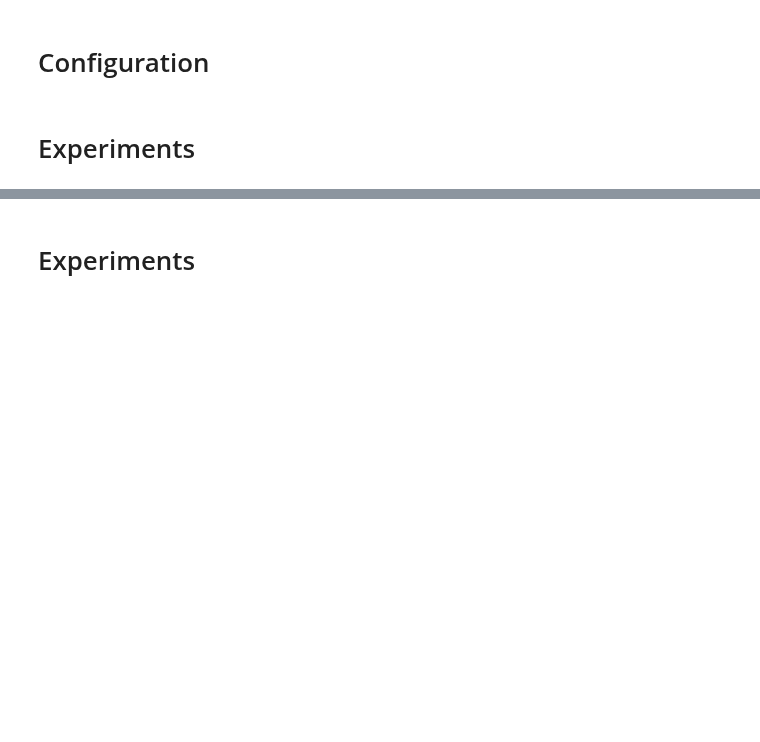
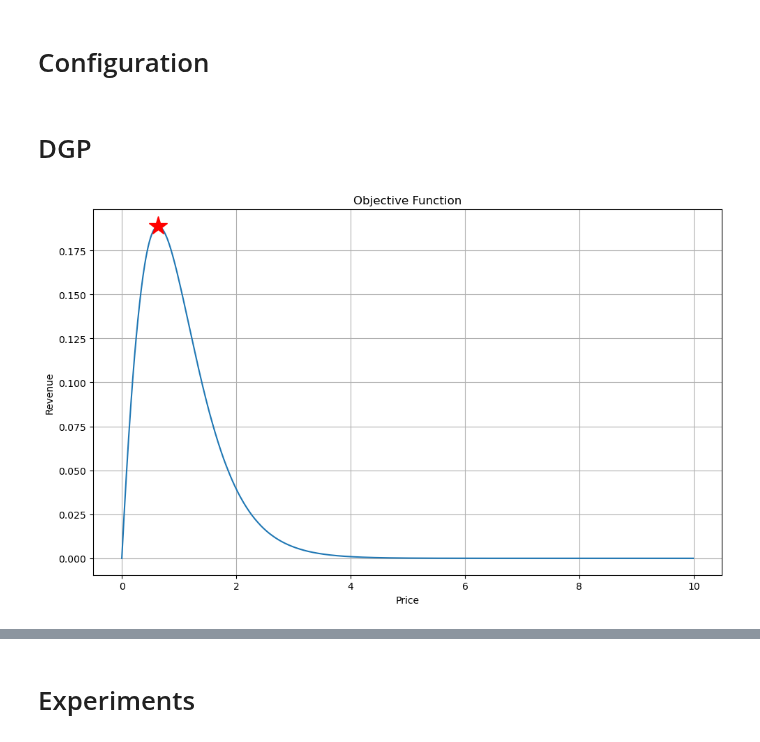
Before and after one commit to iamsikun/winners-curse, a Jupyter notebook: notebooks/price-targeting.ipynb, the cells around one changed output, grey strips where cells are left out. Saved outputs shown, nothing was run; the diff lists cells and outputs as text; code cells hidden in the pictures; blank space fills up the shorter version.

Commit message:
Updated pricing dgp and estimator

```diff
--- a/notebooks/price-targeting.ipynb
+++ b/notebooks/price-targeting.ipynb
@@ -34,4 +34,43 @@ from core.dgp import *
 from core.experiments import *
 from core.visualization import *
 # %% [markdown]
-# Experiments
+# DGP
+# %%
+# parameters
+train_size = 1000
+dgp_params = {
+    'cov_dim': 1,
+    'util_map_lb': -1, 'util_map_ub': 1,
+    'price_map_lb': -3, 'price_map_ub': -1,
+    'char_mean': 1, 'char_std': 1
+}
+
+price_lb, price_ub, price_diff = 0, 10, 0.01
+
+# initialize the data generating process
+dgp = PersonalizedPricingDGP(**dgp_params)
+# %%
+# visualize objective function
+price_range = np.arange(price_lb, price_ub, price_diff)
+cov = dgp.sample_individuals(sample_size=1)
+obj_vals = np.array([obj_func(cov, price, dgp.true_util_params, add_const=False) for price in price_range])
+
+opt_result = optimize_targeting(
+    covariates=cov, params=dgp.true_util_params, add_const=False,
+    price_lb=price_lb, price_ub=price_ub
+)
+best_price = opt_result.x[0]
+opt_revenue = -opt_result.fun
+
+fig, ax = plt.subplots(1, 1, figsize=(10, 6.18))
+ax.plot(price_range, obj_vals)
+# add a point on the curve for the optimal price using star
+ax.plot(best_price, opt_revenue, 'r*', markersize=20)
+ax.set_xlabel('Price')
+ax.set_ylabel('Revenue')
+ax.set_title('Objective Function')
+plt.grid()
+plt.tight_layout()
+plt.show()
+# %% [output]
+[figure, added]
```
Also changed, not shown: parts of 11 cells of this notebook, 2 other files.
